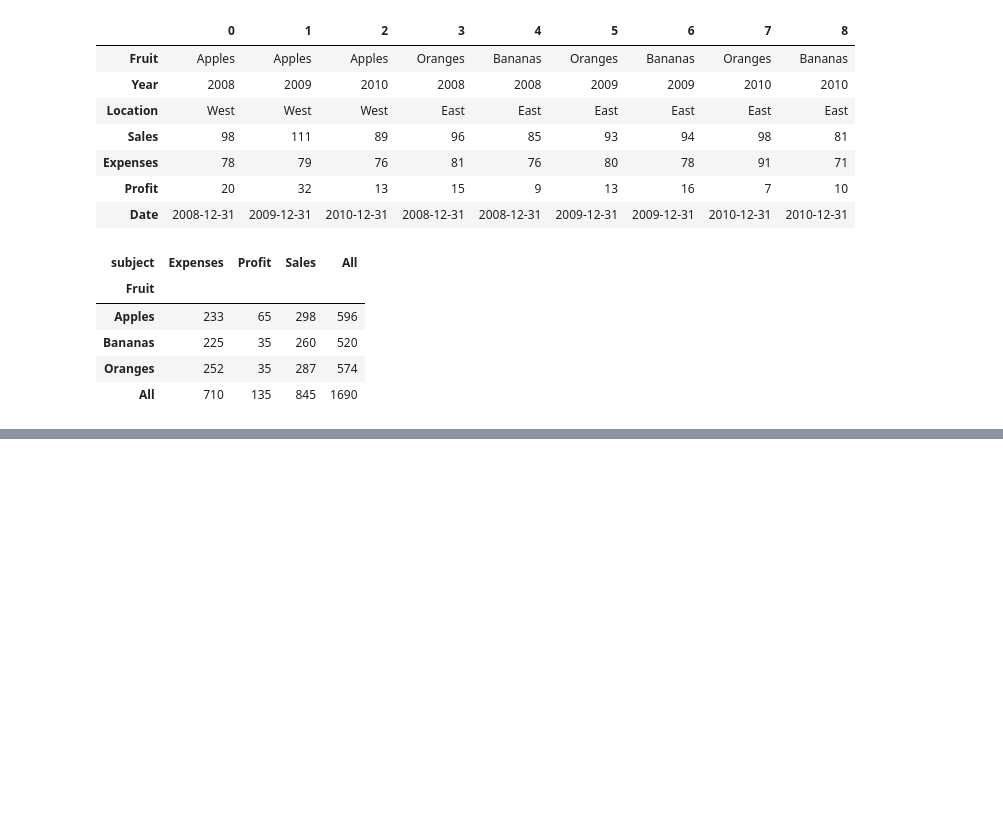
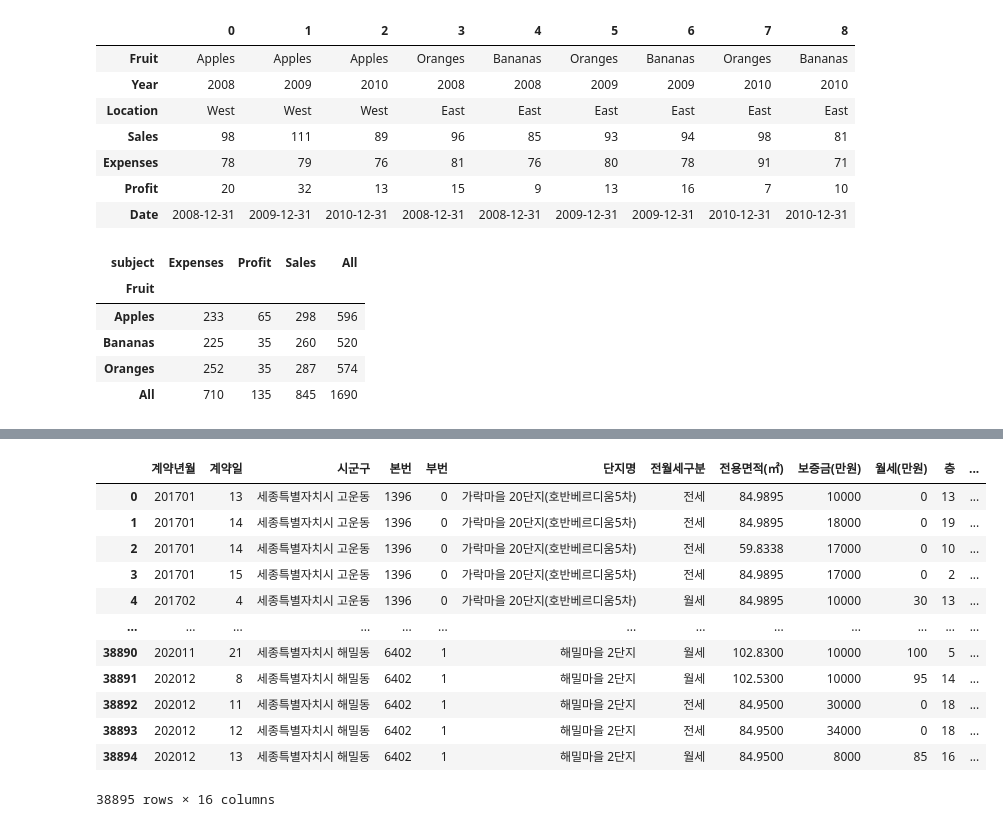
Before and after one commit to blackbutterfly0852/ADP_PRACTICE, a Jupyter notebook: 221026_데이터핸들링.ipynb, the cells around one changed output, grey strips where cells are left out. Saved outputs shown, nothing was run; the diff lists cells and outputs as text; code cells hidden in the pictures; blank space fills up the shorter version.

```diff
--- a/221026_데이터핸들링.ipynb
+++ b/221026_데이터핸들링.ipynb
@@ -944,0 +966,4 @@ pd.pivot_table(melt_df, index = ['Fruit'], columns = 'subject', values = 'value'
+# %%
+# 24-1) 앞자리만 추출
+df['시'] = df['시군구'].str[0:7] # 7포함
+df['시']
@@ -944,0 +983,20 @@ pd.pivot_table(melt_df, index = ['Fruit'], columns = 'subject', values = 'value'
+# %%
+# 24-2) 데이터 분할
+df_temp = df['시군구'].str.split(' ', expand = True)
+df = pd.concat([df, df_temp], axis = 1)
+df.rename(columns = {0 : '시_2', 1 : '군', 2 : '구'}, inplace = True) # column name도 타입 존재.
+df
+# %% [output]
+|  | 계약년월 | 계약일 | 시군구 | 본번 | 부번 | 단지명 | 전월세구분 | 전용면적(㎡) | 보증금(만원) | 월세(만원) | 층 | ... |
+| 0 | 201701 | 13 | 세종특별자치시 고운동 | 1396 | 0 | 가락마을 20단지(호반베르디움5차) | 전세 | 84.9895 | 10000 | 0 | 13 | ... |
+| 1 | 201701 | 14 | 세종특별자치시 고운동 | 1396 | 0 | 가락마을 20단지(호반베르디움5차) | 전세 | 84.9895 | 18000 | 0 | 19 | ... |
+| 2 | 201701 | 14 | 세종특별자치시 고운동 | 1396 | 0 | 가락마을 20단지(호반베르디움5차) | 전세 | 59.8338 | 17000 | 0 | 10 | ... |
+| 3 | 201701 | 15 | 세종특별자치시 고운동 | 1396 | 0 | 가락마을 20단지(호반베르디움5차) | 전세 | 84.9895 | 17000 | 0 | 2 | ... |
+| 4 | 201702 | 4 | 세종특별자치시 고운동 | 1396 | 0 | 가락마을 20단지(호반베르디움5차) | 월세 | 84.9895 | 10000 | 30 | 13 | ... |
+| ... | ... | ... | ... | ... | ... | ... | ... | ... | ... | ... | ... | ... |
+| 38890 | 202011 | 21 | 세종특별자치시 해밀동 | 6402 | 1 | 해밀마을 2단지 | 월세 | 102.8300 | 10000 | 100 | 5 | ... |
+| 38891 | 202012 | 8 | 세종특별자치시 해밀동 | 6402 | 1 | 해밀마을 2단지 | 월세 | 102.5300 | 10000 | 95 | 14 | ... |
+| 38892 | 202012 | 11 | 세종특별자치시 해밀동 | 6402 | 1 | 해밀마을 2단지 | 전세 | 84.9500 | 30000 | 0 | 18 | ... |
+| 38893 | 202012 | 12 | 세종특별자치시 해밀동 | 6402 | 1 | 해밀마을 2단지 | 전세 | 84.9500 | 34000 | 0 | 18 | ... |
+| 38894 | 202012 | 13 | 세종특별자치시 해밀동 | 6402 | 1 | 해밀마을 2단지 | 월세 | 84.9500 | 8000 | 85 | 16 | ... |
+38895 rows × 16 columns
```
Also changed, not shown: parts of 6 cells of this notebook.
